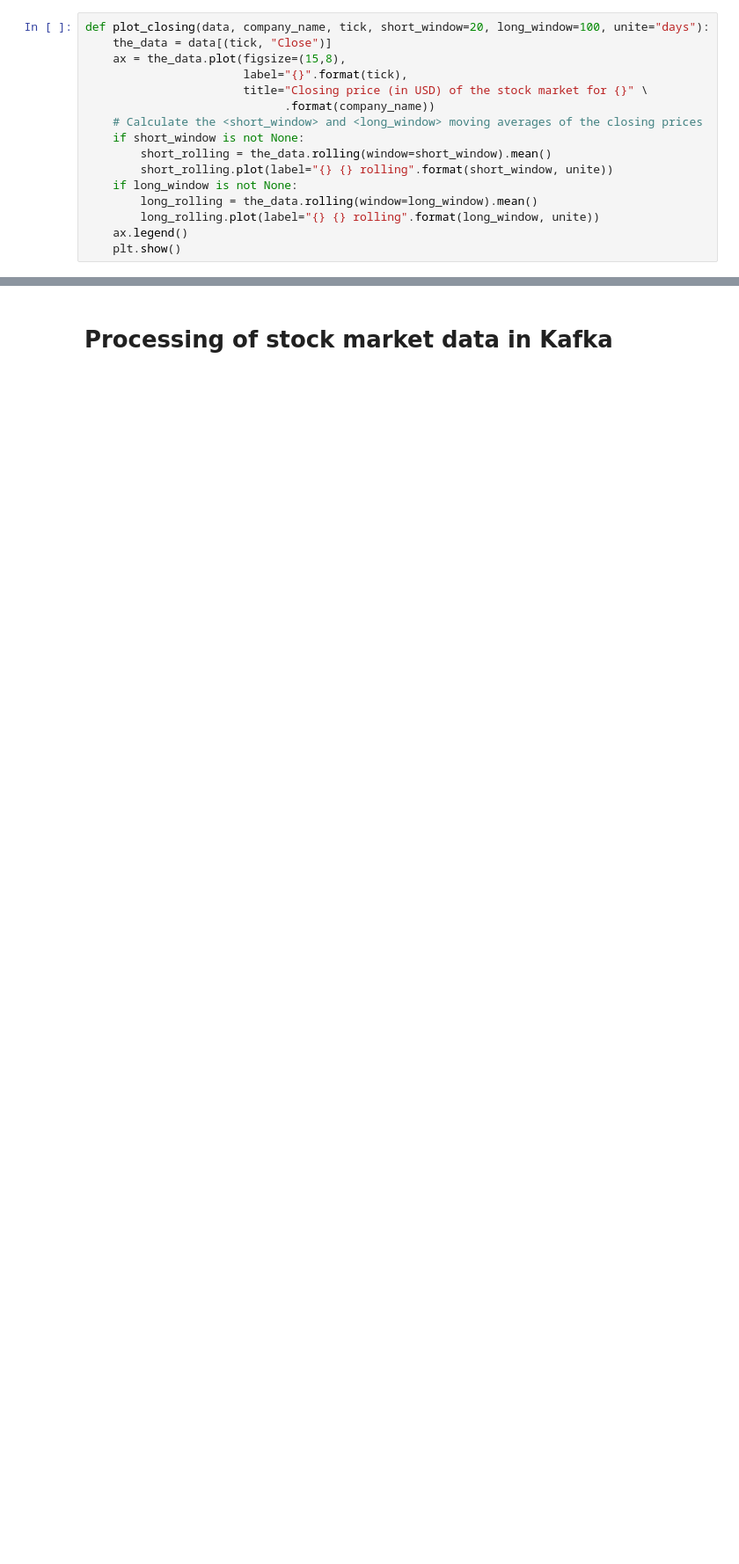
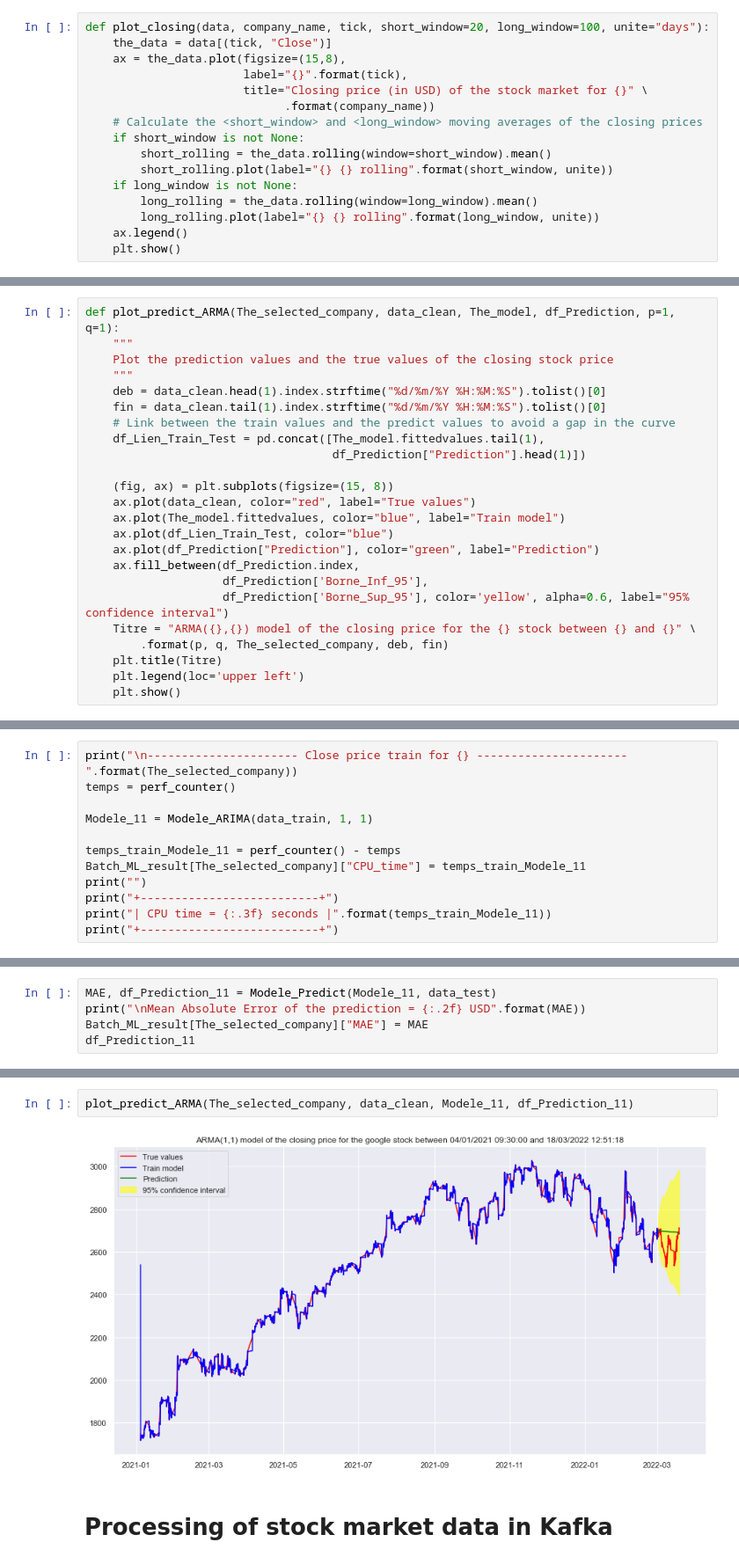
Before and after one commit to hrialan/m2ds-data-stream-project, a Jupyter notebook: NERIN_PERBET_RIALAN__Datastream_sujet_5__Data.ipynb, the cells around one changed output, grey strips where cells are left out. Shown at 88% size. Cells and saved outputs as stored; diff of their text form; blank space fills up the shorter version.

```diff
--- a/NERIN_PERBET_RIALAN__Datastream_sujet_5__Data.ipynb
+++ b/NERIN_PERBET_RIALAN__Datastream_sujet_5__Data.ipynb
@@ -405,0 +545,24 @@ for company in All_the_companies:
+# %%
+def plot_predict_ARMA(The_selected_company, data_clean, The_model, df_Prediction, p=1, q=1):
+    """
+    Plot the prediction values and the true values of the closing stock price
+    """
+    deb = data_clean.head(1).index.strftime("%d/%m/%Y %H:%M:%S").tolist()[0]
+    fin = data_clean.tail(1).index.strftime("%d/%m/%Y %H:%M:%S").tolist()[0]
+    # Link between the train values and the predict values to avoid a gap in the curve
+    df_Lien_Train_Test = pd.concat([The_model.fittedvalues.tail(1),
+                                    df_Prediction["Prediction"].head(1)])
+
+    (fig, ax) = plt.subplots(figsize=(15, 8))
+    ax.plot(data_clean, color="red", label="True values")
+    ax.plot(The_model.fittedvalues, color="blue", label="Train model")
+    ax.plot(df_Lien_Train_Test, color="blue")
+    ax.plot(df_Prediction["Prediction"], color="green", label="Prediction")
+    ax.fill_between(df_Prediction.index,
+                    df_Prediction['Borne_Inf_95'],
+                    df_Prediction['Borne_Sup_95'], color='yellow', alpha=0.6, label="95% confidence interval")
+    Titre = "ARMA({},{}) model of the closing price for the {} stock between {} and {}" \
+        .format(p, q, The_selected_company, deb, fin)
+    plt.title(Titre)
+    plt.legend(loc='upper left')
+    plt.show()
@@ -405,0 +613,12 @@ for company in All_the_companies:
+# %%
+print("\n---------------------- Close price train for {} ----------------------".format(The_selected_company))
+temps = perf_counter()
+
+Modele_11 = Modele_ARIMA(data_train, 1, 1)
+
+temps_train_Modele_11 = perf_counter() - temps
+Batch_ML_result[The_selected_company]["CPU_time"] = temps_train_Modele_11
+print("")
+print("+--------------------------+")
+print("| CPU time = {:.3f} seconds |".format(temps_train_Modele_11))
+print("+--------------------------+")
@@ -405,0 +643,5 @@ for company in All_the_companies:
+# %%
+MAE, df_Prediction_11 = Modele_Predict(Modele_11, data_test)
+print("\nMean Absolute Error of the prediction = {:.2f} USD".format(MAE))
+Batch_ML_result[The_selected_company]["MAE"] = MAE
+df_Prediction_11
@@ -406,3 +664,7 @@ for company in All_the_companies:
+# %%
+plot_predict_ARMA(The_selected_company, data_clean, Modele_11, df_Prediction_11)
+# %% [output]
+[figure, added]
 # %% [markdown]
 # Processing of stock market data in Kafka
 # %% [markdown]
```
Also changed, not shown: parts of 49 cells of this notebook, 1 other file.
